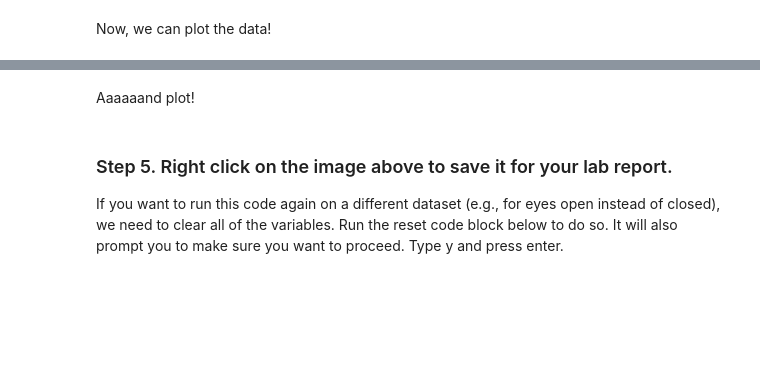
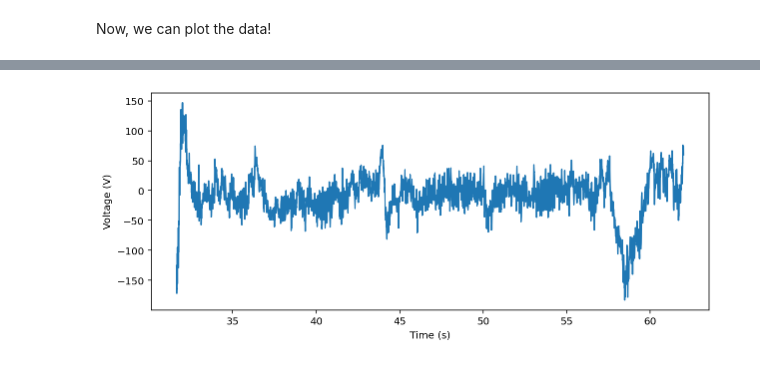
Before and after one commit to BIPN145/Utilities, a Jupyter notebook: analyzeEEGdata.ipynb, the cells around one changed output, grey strips where cells are left out. Cells and saved outputs as stored; diff of their text form; code cells hidden in the pictures; blank space fills up the shorter version.

```diff
--- a/analyzeEEGdata.ipynb
+++ b/analyzeEEGdata.ipynb
@@ -39,0 +5,15 @@ print('Data was sampled at', sampling_rate, 'Hz.')
+# %%
+import numpy as np
+
+#Change the filename to EXACTLY match your file
+filename = 'Data/EEG_Trial1_EyesClosed.txt'
+sampling_freq = 400
+
+# Define column names
+columns = ['time', 'recording']
+
+# Use numpy genfromtxt to import
+data = np.genfromtxt(filename, dtype=float, skip_header=6, delimiter='\t', names=columns, encoding = 'unicode_escape')
+timestamps = data['time']
+recording = data['recording']
+recording
@@ -191,2 +24,0 @@ print('Your data will plot with a maximum V^2 of '+str(max_v))
-# %% [markdown]
-Aaaaaand plot!
@@ -219,4 +24,0 @@ plt.show()
-# %% [markdown]
-### Step 5. Right click on the image above to save it for your lab report.
-
-If you want to run this code again on a different dataset (e.g., for eyes open instead of closed), we need to clear all of the variables. Run the reset code block below to do so. It will also prompt you to make sure you want to proceed. Type y and press enter.
@@ -224,0 +25,26 @@ If you want to run this code again on a different dataset (e.g., for eyes open i
+# %%
+# import plotting packages
+import matplotlib.pyplot as plt
+%matplotlib inline
+%config InlineBackend.figure_format = 'retina'
+
+# set up figure & plt
+fig,ax = plt.subplots(figsize=(10,4))
+
+plt.plot(timestamps,recording)
+
+# You may need to change the x label
+plt.xlabel('Time (s)')
+
+# You may need to change the y label
+plt.ylabel('Voltage (V)')
+
+# This makes the axis labels print without scientific notation
+ax.ticklabel_format(useOffset=False, style='plain')
+
+# You can uncomment the line below to restrict the x axis plotting -- for example, to Zoom into alpha waves
+#plt.xlim([200,700])
+
+plt.show()
+# %% [output]
+[figure, added]
```
Also changed, not shown: parts of 40 cells of this notebook, 1 other file.
